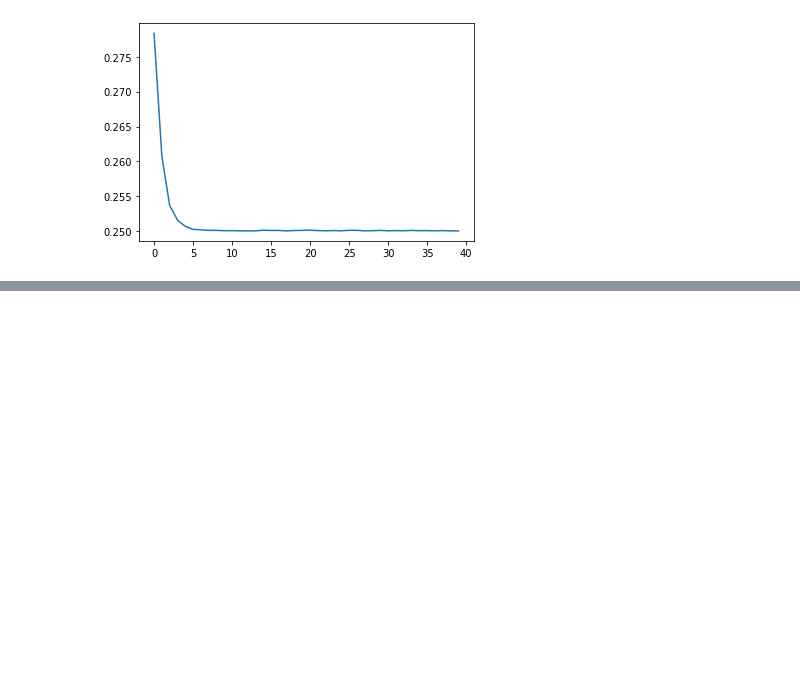
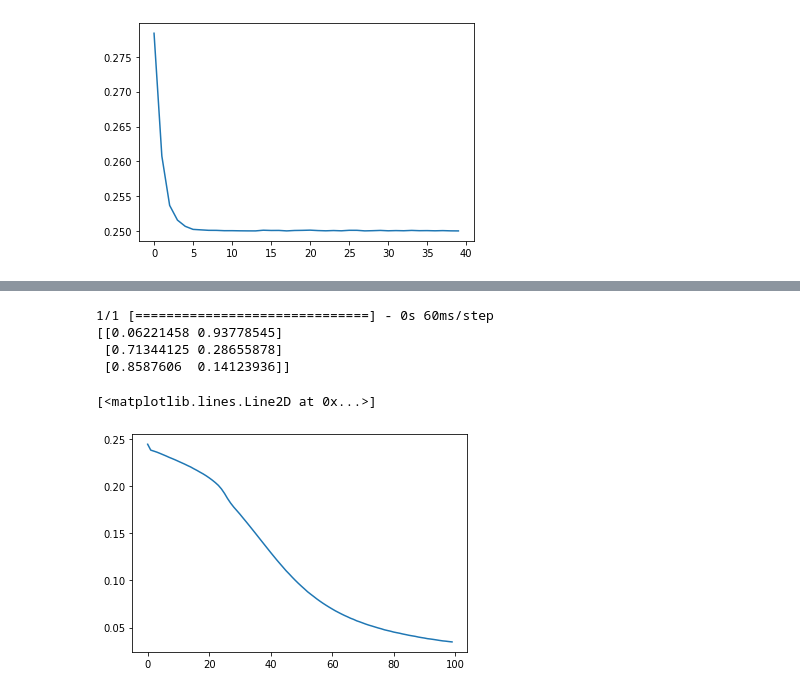
Before and after one commit to yooyeollee/2022, a Jupyter notebook: Very_simple_ANN.ipynb, the cells around one changed output, grey strips where cells are left out. Saved outputs shown, nothing was run; the diff lists cells and outputs as text; code cells hidden in the pictures; blank space fills up the shorter version.

```diff
--- a/Very_simple_ANN.ipynb
+++ b/Very_simple_ANN.ipynb
@@ -165,3 +165,43 @@ Epoch 6/40
  [0.48813188]]
 [<matplotlib.lines.Line2D at 0x...>]
 [figure]
+# %%
+### 202.2 보다 큰 수 구분하기###
+
+from keras.models import Sequential
+from keras.layers import Dense
+
+import numpy as np
+
+import matplotlib.pyplot as plt
+
+
+x = np.array([ x/100  for x in range(1,5000)])
+y = np.array([[int(z/100 > 20.22),1-int(z/100 > 20.22)] for z in range(1,5000)])
+
+x_2=np.array([10,24.6, 30])
+
+model = Sequential()
+
+model.add(Dense(10, input_dim=1, activation='sigmoid'))
+model.add(Dense(30, activation='sigmoid'))
+###model.add(Dense(40, activation='sigmoid'))
+model.add(Dense(2,activation='softmax'))
+
+model.compile(loss='mse', optimizer='sgd')
+
+history = model.fit(x,y,epochs=100, batch_size=30)
+
+loss = model.evaluate(x,y)
+
+print('loss:', loss)
+
+y_predict = model.predict(x_2)
+print(y_predict)
+
+y_loss = history.history['loss']
+
+x_len = np.arange(len(y_loss))
+
+plt.plot(x_len,y_loss)
+# %% [output]
@@ -167,0 +226,6 @@ Epoch 6/40
+1/1 [==============================] - 0s 60ms/step
+[[0.06221458 0.93778545]
+ [0.71344125 0.28655878]
+ [0.8587606  0.14123936]]
+[<matplotlib.lines.Line2D at 0x...>]
+[figure, added]
```
Also changed, not shown: parts of 1 cell of this notebook.
